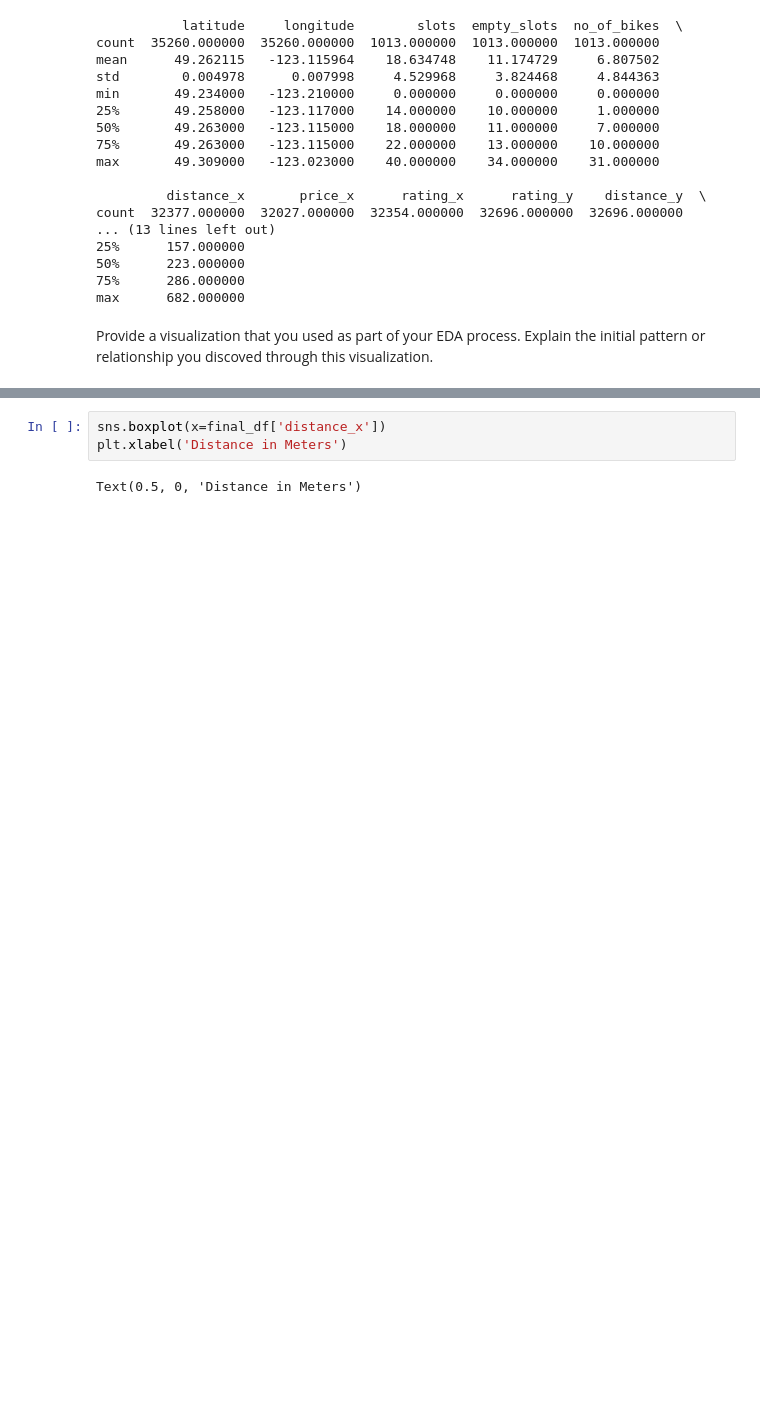
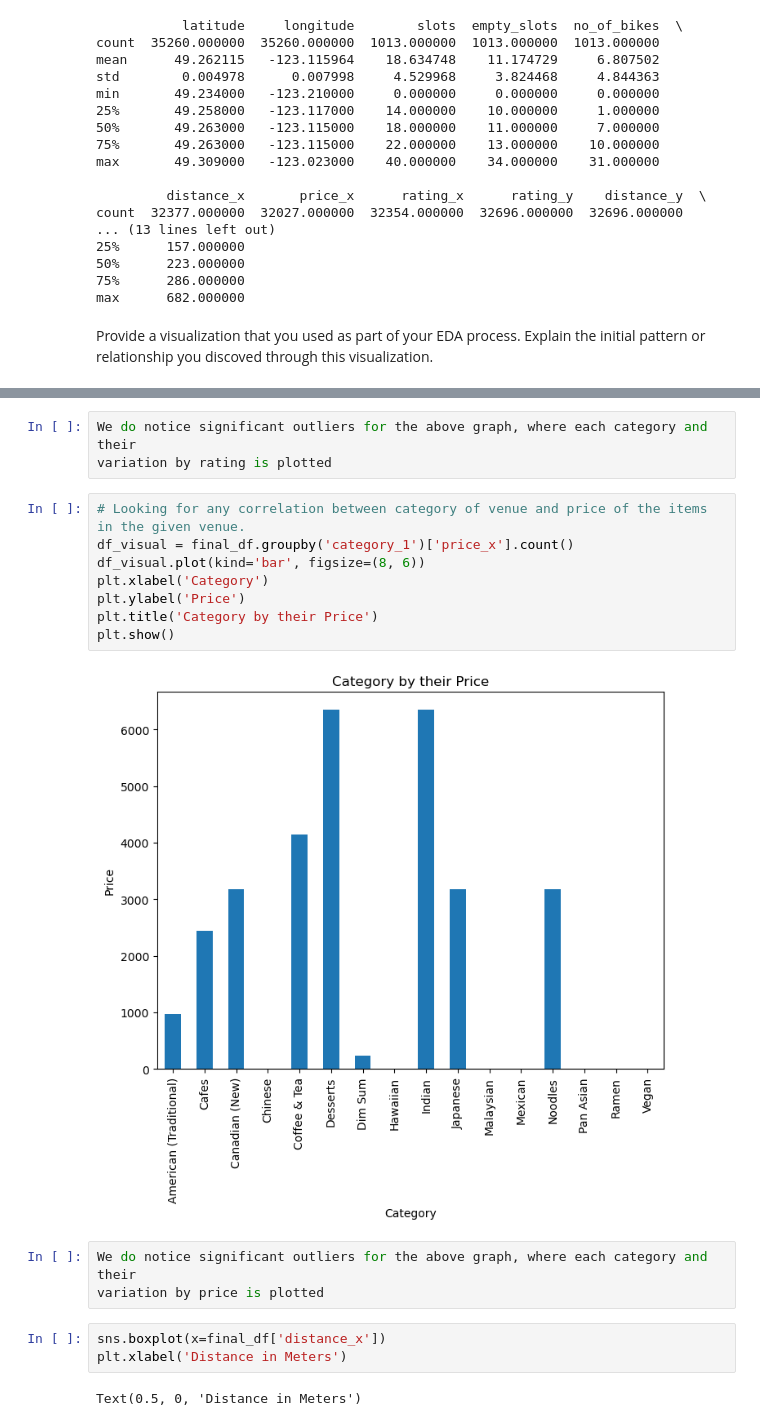
Before and after one commit to Parkavi-S/Statistical-Modellilng-Python-Project, a Jupyter notebook: notebooks/joining_data.ipynb, the cells around one changed output, grey strips where cells are left out. Saved outputs shown, nothing was run; the diff lists cells and outputs as text; blank space fills up the shorter version.

```diff
--- a/notebooks/joining_data.ipynb
+++ b/notebooks/joining_data.ipynb
@@ -107,6 +107,22 @@ plt.title('Category by their Rating')
 plt.show()
 # %% [output]
 [figure]
+# %%
+We do notice significant outliers for the above graph, where each category and their
+variation by rating is plotted
+# %%
+# Looking for any correlation between category of venue and price of the items in the given venue.
+df_visual = final_df.groupby('category_1')['price_x'].count()
+df_visual.plot(kind='bar', figsize=(8, 6))
+plt.xlabel('Category')
+plt.ylabel('Price')
+plt.title('Category by their Price')
+plt.show()
+# %% [output]
+[figure, added]
+# %%
+We do notice significant outliers for the above graph, where each category and their
+variation by price is plotted
 # %%
 sns.boxplot(x=final_df['distance_x'])
 plt.xlabel('Distance in Meters')
```
Also changed, not shown: parts of 12 cells of this notebook.
